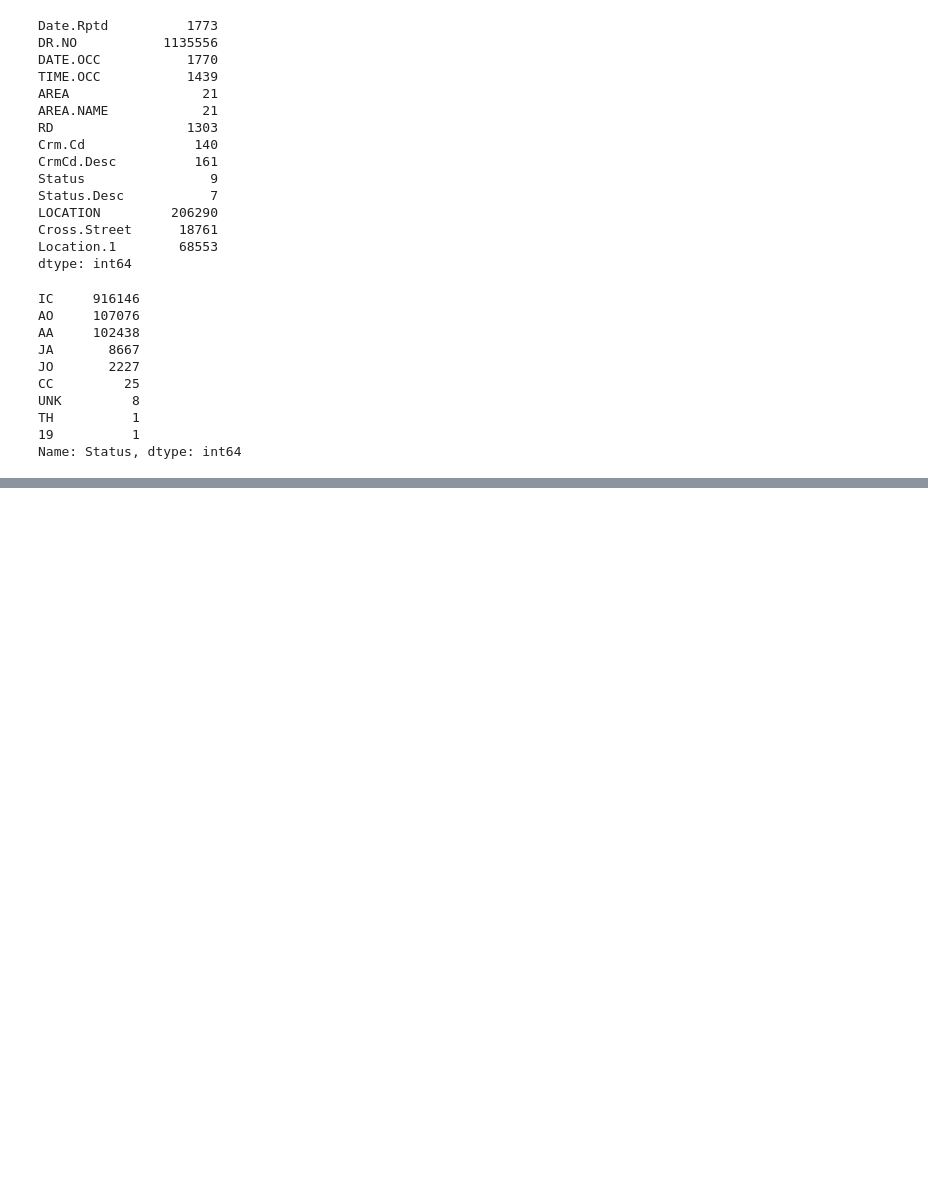
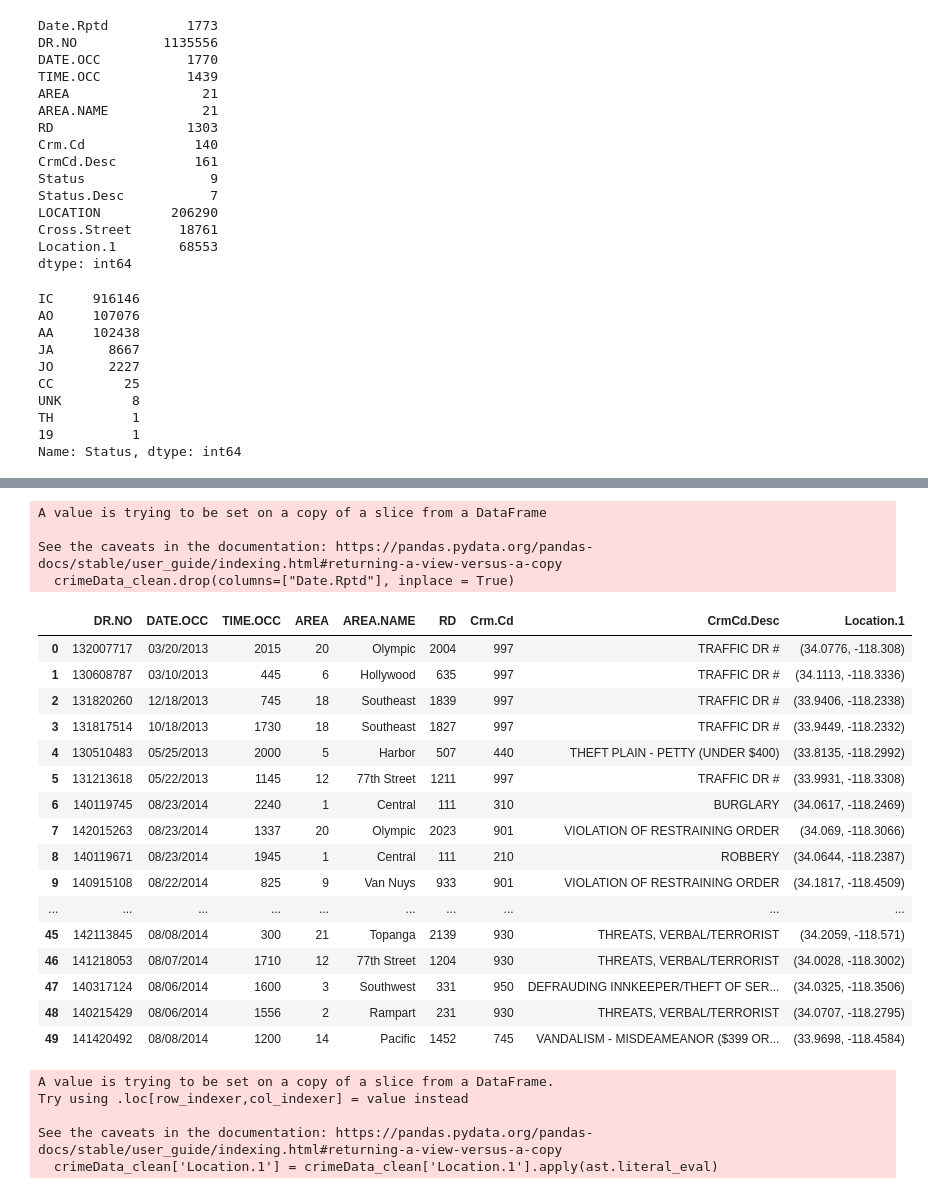
Before and after one commit to melpatjen16/capstone-project, a Jupyter notebook: LA_crime_data.ipynb, the cells around one changed output, grey strips where cells are left out. Cells and saved outputs as stored; diff of their text form; code cells hidden in the pictures; blank space fills up the shorter version.

Commit message:
Edit and clean LA Data

```diff
--- a/LA_crime_data.ipynb
+++ b/LA_crime_data.ipynb
@@ -4,9 +4,9 @@ import numpy as np
 import matplotlib.pyplot as plt
 %matplotlib inline
 
-#crimeData_df = pd.read_csv("../Datasets/Crimes_2012-2016.csv")
-print("Total number of crimes in the dataset: {}".format(len(crimeData)))
-crimeData.head()
+crimeData_df = pd.read_csv("../Datasets/Crimes_2012-2016.csv")
+print("Total number of crimes in the dataset: {}".format(len(crimeData_df)))
+crimeData_df.head()
 # %% [output]
 Total number of crimes in the dataset: 1136589
 |  | Date.Rptd | DR.NO | DATE.OCC | TIME.OCC | AREA | AREA.NAME | RD | Crm.Cd | CrmCd.Desc | Status | ... |
@@ -116,0 +133,2 @@ Name: Status, dtype: int64
+# %%
+crimeData_df.drop(['Status', 'Status.Desc', 'LOCATION', 'Cross.Street'], axis = 1, inplace = True)
@@ -116,0 +200,3 @@ Name: Status, dtype: int64
+# %%
+# Drop null rows
+crimeData_clean = crimeData_df.dropna()
@@ -116,0 +212,34 @@ Name: Status, dtype: int64
+# %%
+crimeData_clean.drop(columns=["Date.Rptd"], inplace = True)
+crimeData_clean.head(50)
+# %% [output]
+A value is trying to be set on a copy of a slice from a DataFrame
+
+See the caveats in the documentation: https://pandas.pydata.org/pandas-docs/stable/user_guide/indexing.html#returning-a-view-versus-a-copy
+  crimeData_clean.drop(columns=["Date.Rptd"], inplace = True)
+|  | DR.NO | DATE.OCC | TIME.OCC | AREA | AREA.NAME | RD | Crm.Cd | CrmCd.Desc | Location.1 |
+| 0 | 132007717 | 03/20/2013 | 2015 | 20 | Olympic | 2004 | 997 | TRAFFIC DR # | (34.0776, -118.308) |
+| 1 | 130608787 | 03/10/2013 | 445 | 6 | Hollywood | 635 | 997 | TRAFFIC DR # | (34.1113, -118.3336) |
+| 2 | 131820260 | 12/18/2013 | 745 | 18 | Southeast | 1839 | 997 | TRAFFIC DR # | (33.9406, -118.2338) |
+| 3 | 131817514 | 10/18/2013 | 1730 | 18 | Southeast | 1827 | 997 | TRAFFIC DR # | (33.9449, -118.2332) |
+| 4 | 130510483 | 05/25/2013 | 2000 | 5 | Harbor | 507 | 440 | THEFT PLAIN - PETTY (UNDER $400) | (33.8135, -118.2992) |
+| 5 | 131213618 | 05/22/2013 | 1145 | 12 | 77th Street | 1211 | 997 | TRAFFIC DR # | (33.9931, -118.3308) |
+| 6 | 140119745 | 08/23/2014 | 2240 | 1 | Central | 111 | 310 | BURGLARY | (34.0617, -118.2469) |
+| 7 | 142015263 | 08/23/2014 | 1337 | 20 | Olympic | 2023 | 901 | VIOLATION OF RESTRAINING ORDER | (34.069, -118.3066) |
+| 8 | 140119671 | 08/23/2014 | 1945 | 1 | Central | 111 | 210 | ROBBERY | (34.0644, -118.2387) |
+| 9 | 140915108 | 08/22/2014 | 825 | 9 | Van Nuys | 933 | 901 | VIOLATION OF RESTRAINING ORDER | (34.1817, -118.4509) |
+| ... | ... | ... | ... | ... | ... | ... | ... | ... | ... |
+| 45 | 142113845 | 08/08/2014 | 300 | 21 | Topanga | 2139 | 930 | THREATS, VERBAL/TERRORIST | (34.2059, -118.571) |
+| 46 | 141218053 | 08/07/2014 | 1710 | 12 | 77th Street | 1204 | 930 | THREATS, VERBAL/TERRORIST | (34.0028, -118.3002) |
+| 47 | 140317124 | 08/06/2014 | 1600 | 3 | Southwest | 331 | 950 | DEFRAUDING INNKEEPER/THEFT OF SER... | (34.0325, -118.3506) |
+| 48 | 140215429 | 08/06/2014 | 1556 | 2 | Rampart | 231 | 930 | THREATS, VERBAL/TERRORIST | (34.0707, -118.2795) |
+| 49 | 141420492 | 08/08/2014 | 1200 | 14 | Pacific | 1452 | 745 | VANDALISM - MISDEAMEANOR ($399 OR... | (33.9698, -118.4584) |
+# %%
+import ast
+crimeData_clean['Location.1'] = crimeData_clean['Location.1'].apply(ast.literal_eval)
+# %% [output]
+A value is trying to be set on a copy of a slice from a DataFrame.
+Try using .loc[row_indexer,col_indexer] = value instead
+
+See the caveats in the documentation: https://pandas.pydata.org/pandas-docs/stable/user_guide/indexing.html#returning-a-view-versus-a-copy
+  crimeData_clean['Location.1'] = crimeData_clean['Location.1'].apply(ast.literal_eval)
```
Also changed, not shown: parts of 11 cells of this notebook.
